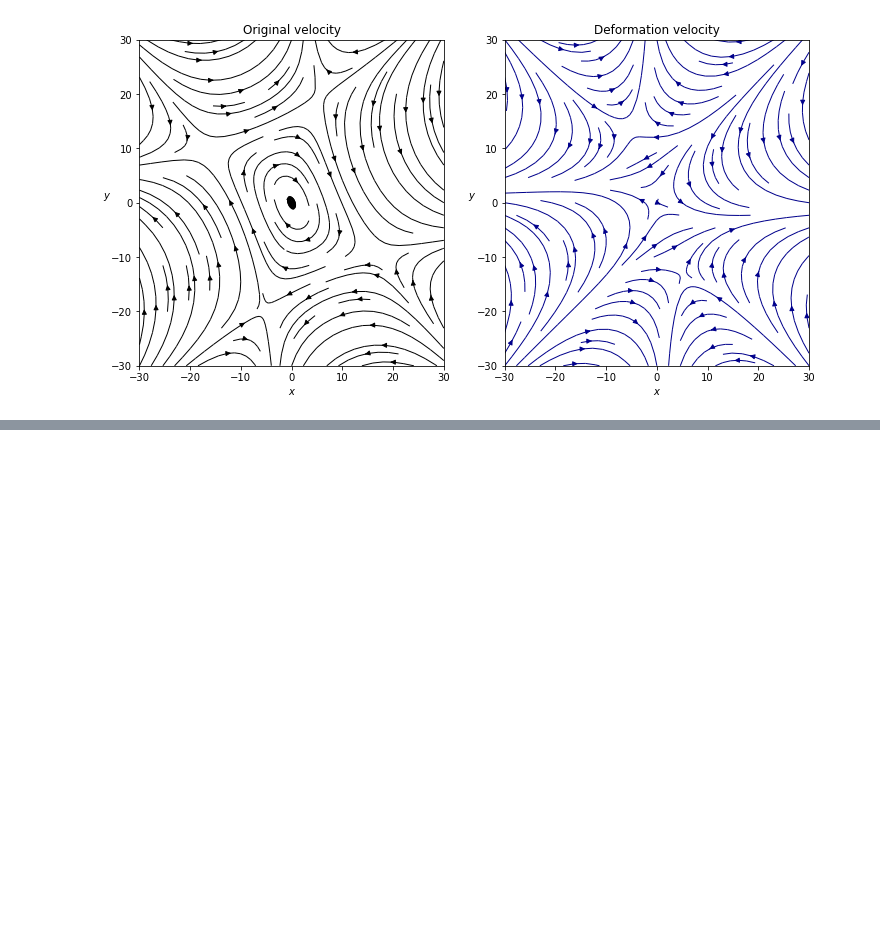
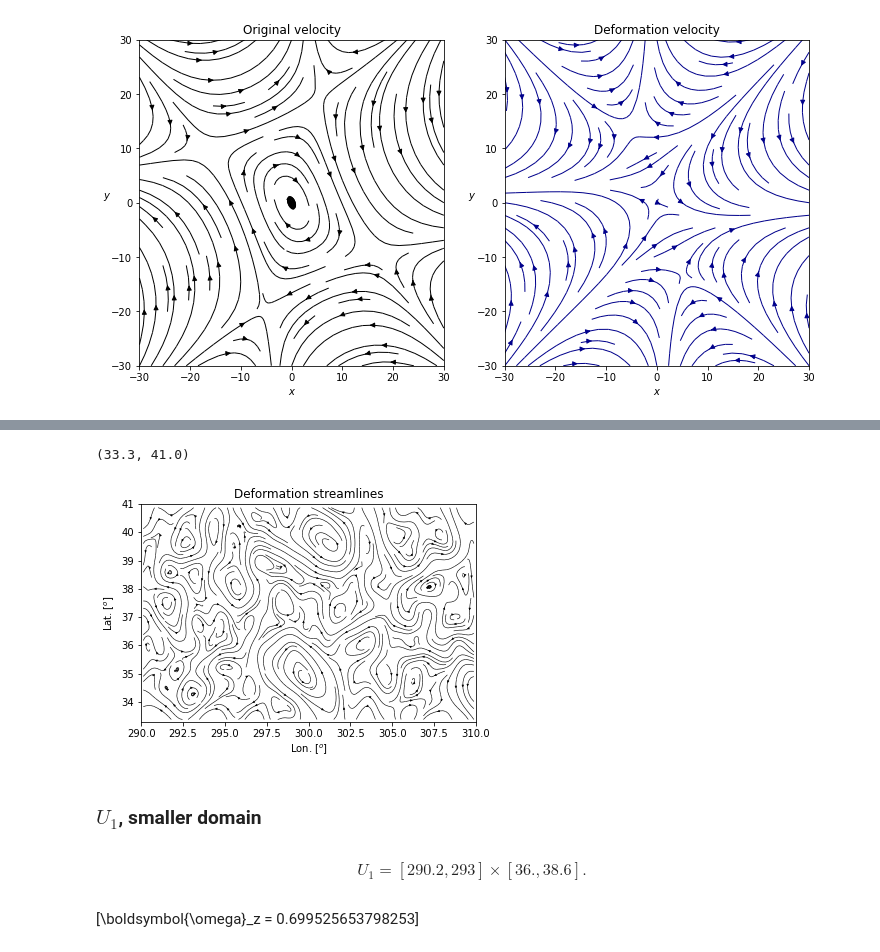
Before and after one commit to balintkaszas/DeformationVelocity, a Jupyter notebook: 2DExamples.ipynb, the cells around one changed output, grey strips where cells are left out. Cells and saved outputs as stored; diff of their text form; code cells hidden in the pictures; blank space fills up the shorter version.

```diff
--- a/2DExamples.ipynb
+++ b/2DExamples.ipynb
@@ -269,0 +390,20 @@ Text(0.5, 1.0, 'Deformation velocity')
+# %%
+Urel_0, Vrel_0 = relativeVelocity2D_data(Ucut_0, Vcut_0, xx_0, yy_0, omega_0[2]) # must supply only the z component
+# %%
+plt.title('Deformation streamlines')
+plt.streamplot(xx_0, yy_0, Urel_0, Vrel_0, density=2, linewidth=0.6, arrowsize=0.4, color='black')
+plt.xlabel('Lon. $[^o]$')
+plt.ylabel('Lat. $[^o]$')
+plt.xlim(290, 310)
+plt.ylim(33.3, 41)
+# %% [output]
+(33.3, 41.0)
+[figure, added]
+# %% [markdown]
+### $U_1$, smaller domain
+# %% [markdown]
+
+
+$$
+U_1 =  [290.2, 293] \times [36., 38.6].
+$$
@@ -269,0 +415,8 @@ Text(0.5, 1.0, 'Deformation velocity')
+# %%
+I_1 = InertiaTensor(*U1domain)
+L_1 = angularMomentum2D_data(Ucut_1, Vcut_1, xx_1, yy_1)
+omega_1 = calculateOmega_data(I_1, L_1)
+disp('\\boldsymbol{\omega}_z',omega_1[2])
+Urel_1, Vrel_1 = relativeVelocity2D_data(Ucut_1, Vcut_1, xx_1, yy_1, omega_1[2]) # must supply only the z component
+# %% [output]
+\[\boldsymbol{\omega}_z = 0.699525653798253\]
```
Also changed, not shown: parts of 21 cells of this notebook, 2 other files.
